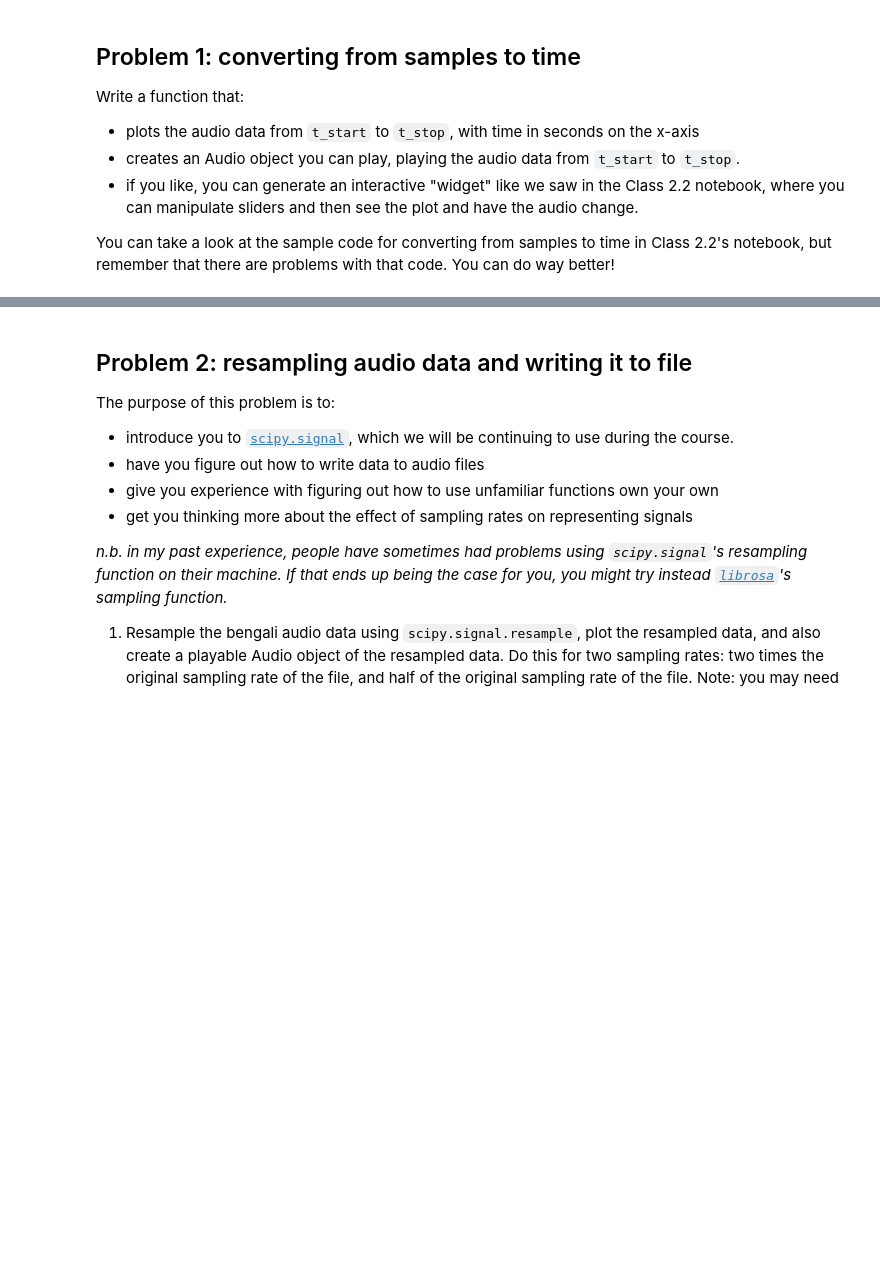
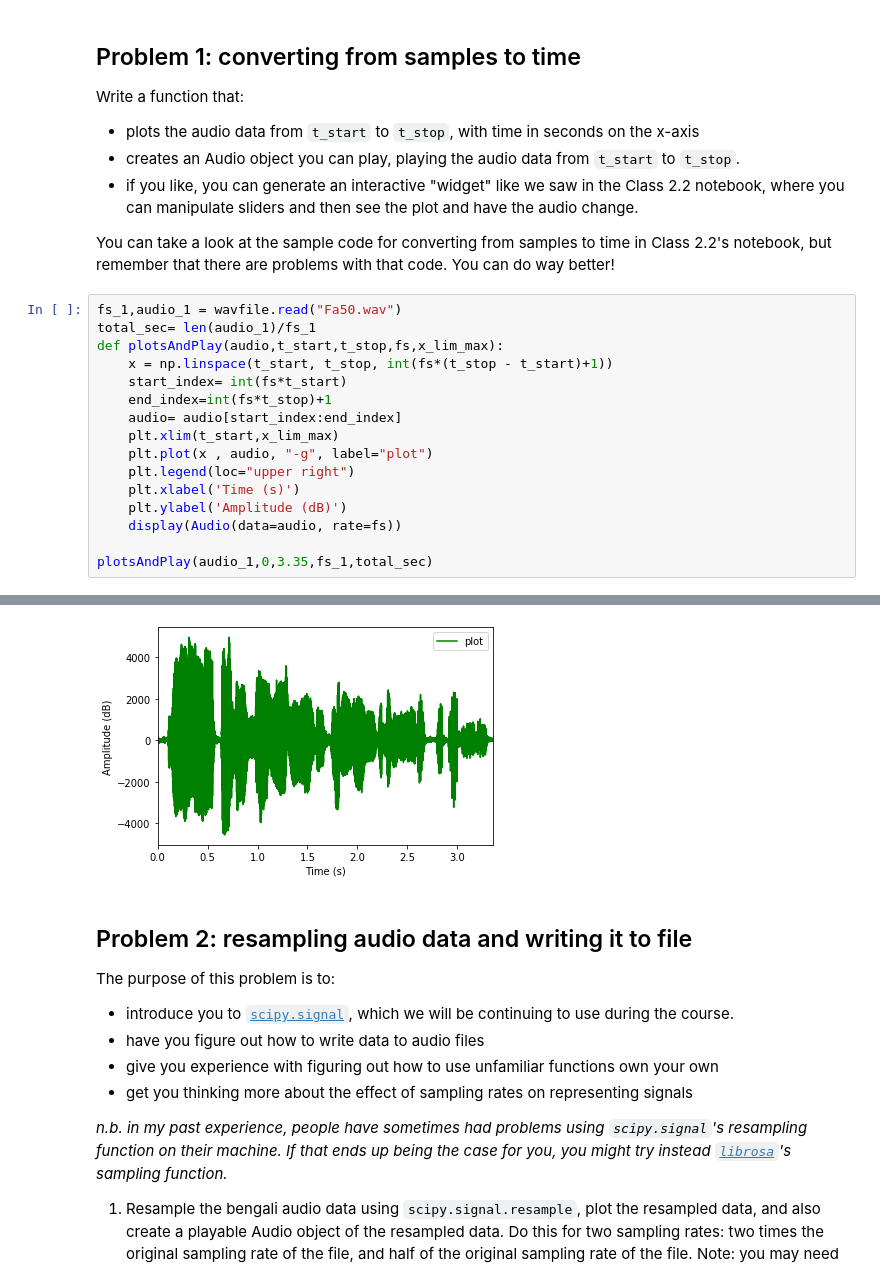
Before and after one commit to ling592b-f19/ling592b-f19-ps02-rayt98, a Jupyter notebook: 592B-f19_ps02.ipynb, the cells around one changed output, grey strips where cells are left out. Cells and saved outputs as stored; diff of their text form; blank space fills up the shorter version.

```diff
--- a/592B-f19_ps02.ipynb
+++ b/592B-f19_ps02.ipynb
@@ -25,3 +25,20 @@ Write a function that:
 - if you like, you can generate an interactive "widget" like we saw in the Class 2.2 notebook, where you can manipulate sliders and then see the plot and have the audio change.
 
 You can take a look at the sample code for converting from samples to time in Class 2.2's notebook, but remember that there are problems with that code. You can do way better!
+# %%
+fs_1,audio_1 = wavfile.read("Fa50.wav")
+total_sec= len(audio_1)/fs_1
+def plotsAndPlay(audio,t_start,t_stop,fs,x_lim_max):
+    x = np.linspace(t_start, t_stop, int(fs*(t_stop - t_start)+1))
+    start_index= int(fs*t_start)
+    end_index=int(fs*t_stop)+1
+    audio= audio[start_index:end_index]
+    plt.xlim(t_start,x_lim_max)
+    plt.plot(x , audio, "-g", label="plot")
+    plt.legend(loc="upper right")
+    plt.xlabel('Time (s)')
+    plt.ylabel('Amplitude (dB)')
+    display(Audio(data=audio, rate=fs))
+
+plotsAndPlay(audio_1,0,3.35,fs_1,total_sec)
+# %% [output]
@@ -28,3 +46,4 @@ You can take a look at the sample code for converting from samples to time in Cl
+[figure, added]
 # %% [markdown]
 ## Problem 2: resampling audio data and writing it to file
 
```
Also changed, not shown: parts of 7 cells of this notebook, 2 other files.
